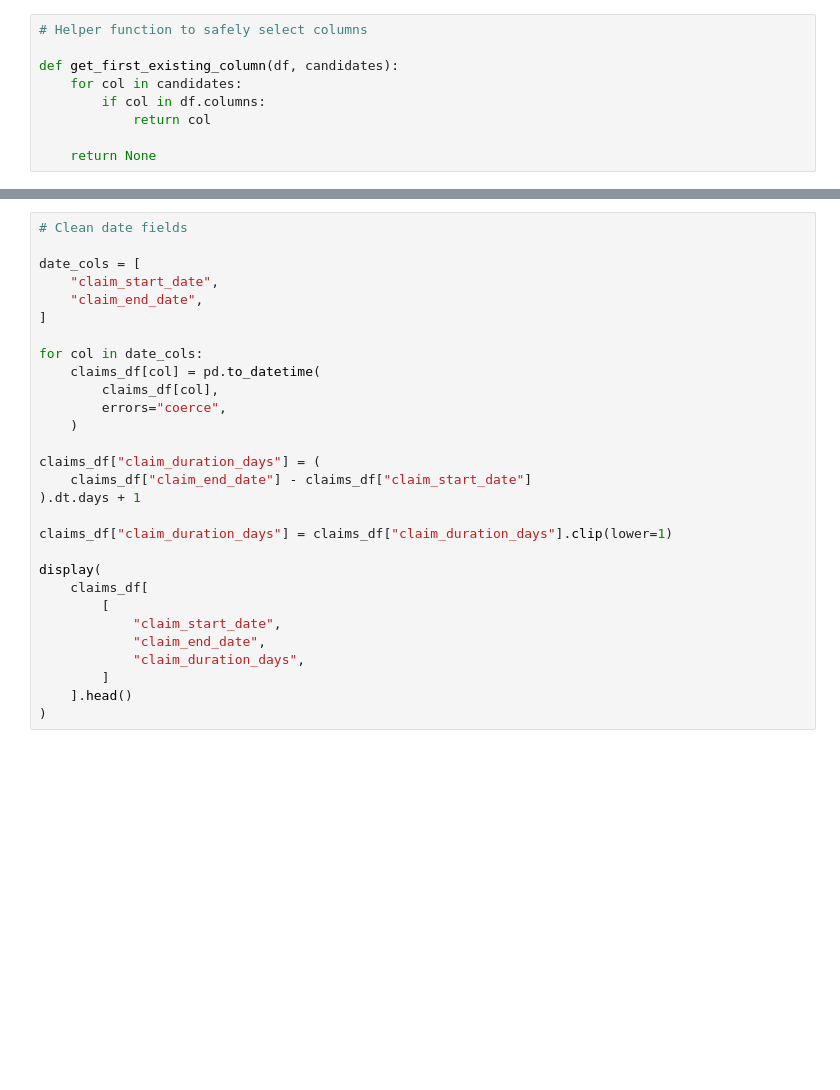
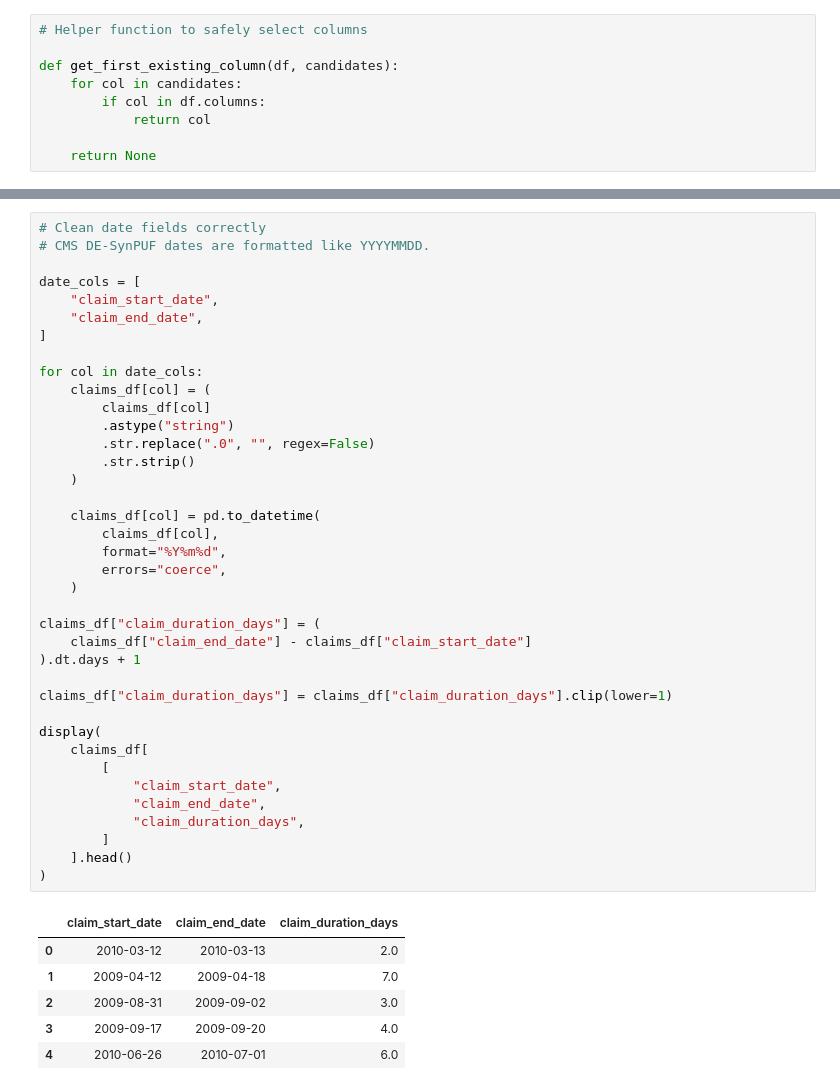
Before and after one commit to Phiziics/LLM-And-Generative-AI, a Jupyter notebook: rag/benefits_ai_platform/notebooks/02_claims_eda.ipynb, the cells around one changed output, grey strips where cells are left out. Cells and saved outputs as stored; diff of their text form; blank space fills up the shorter version.

```diff
--- a/rag/benefits_ai_platform/notebooks/02_claims_eda.ipynb
+++ b/rag/benefits_ai_platform/notebooks/02_claims_eda.ipynb
@@ -375,32 +511,48 @@ display(claims_df.head())
 # %%
-# Clean date fields
+# Clean date fields correctly
+# CMS DE-SynPUF dates are formatted like YYYYMMDD.
 
 date_cols = [
     "claim_start_date",
     "claim_end_date",
 ]
 
 for col in date_cols:
+    claims_df[col] = (
+        claims_df[col]
+        .astype("string")
+        .str.replace(".0", "", regex=False)
+        .str.strip()
+    )
+
     claims_df[col] = pd.to_datetime(
         claims_df[col],
+        format="%Y%m%d",
         errors="coerce",
     )
 
 claims_df["claim_duration_days"] = (
     claims_df["claim_end_date"] - claims_df["claim_start_date"]
 ).dt.days + 1
 
 claims_df["claim_duration_days"] = claims_df["claim_duration_days"].clip(lower=1)
 
 display(
     claims_df[
         [
             "claim_start_date",
             "claim_end_date",
             "claim_duration_days",
         ]
     ].head()
 )
+# %% [output]
+|  | claim_start_date | claim_end_date | claim_duration_days |
+| 0 | 2010-03-12 | 2010-03-13 | 2.0 |
+| 1 | 2009-04-12 | 2009-04-18 | 7.0 |
+| 2 | 2009-08-31 | 2009-09-02 | 3.0 |
+| 3 | 2009-09-17 | 2009-09-20 | 4.0 |
+| 4 | 2010-06-26 | 2010-07-01 | 6.0 |
 # %%
 # Clean payment amount
 
```
Also changed, not shown: parts of 23 cells of this notebook, 3 other files.
